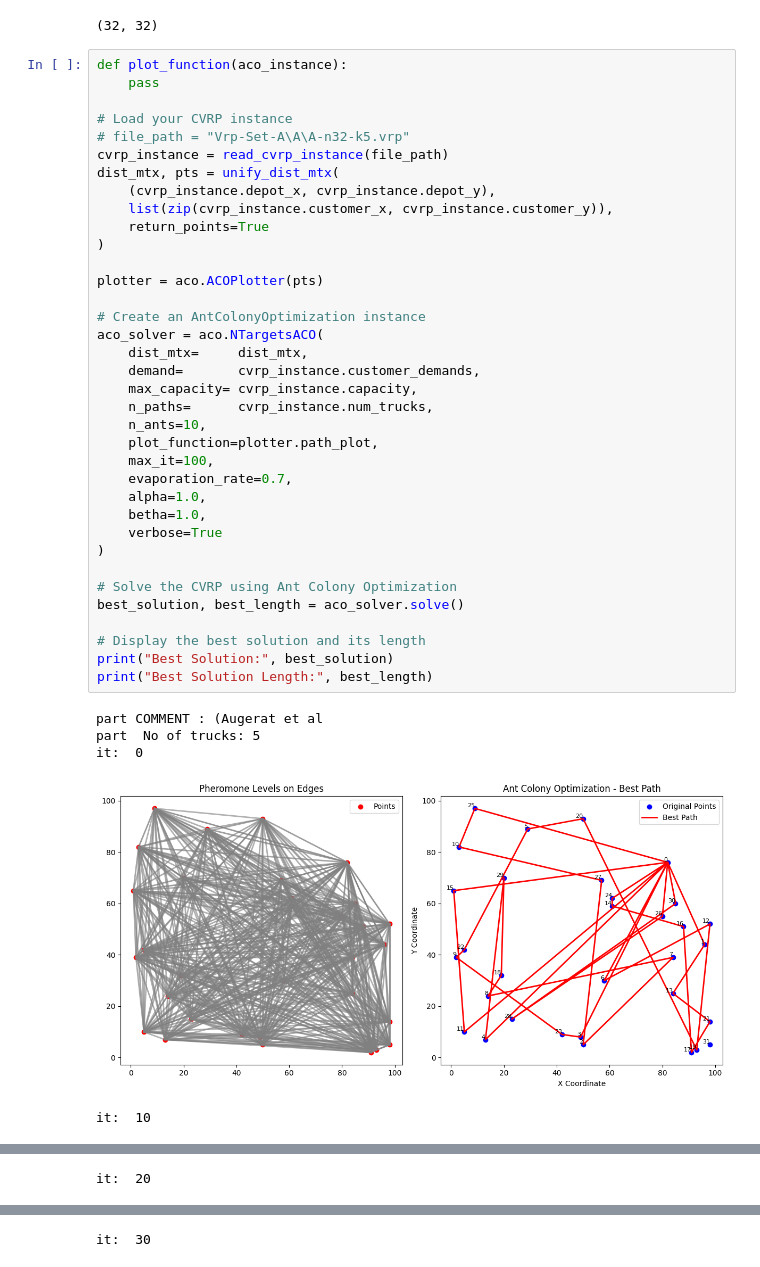
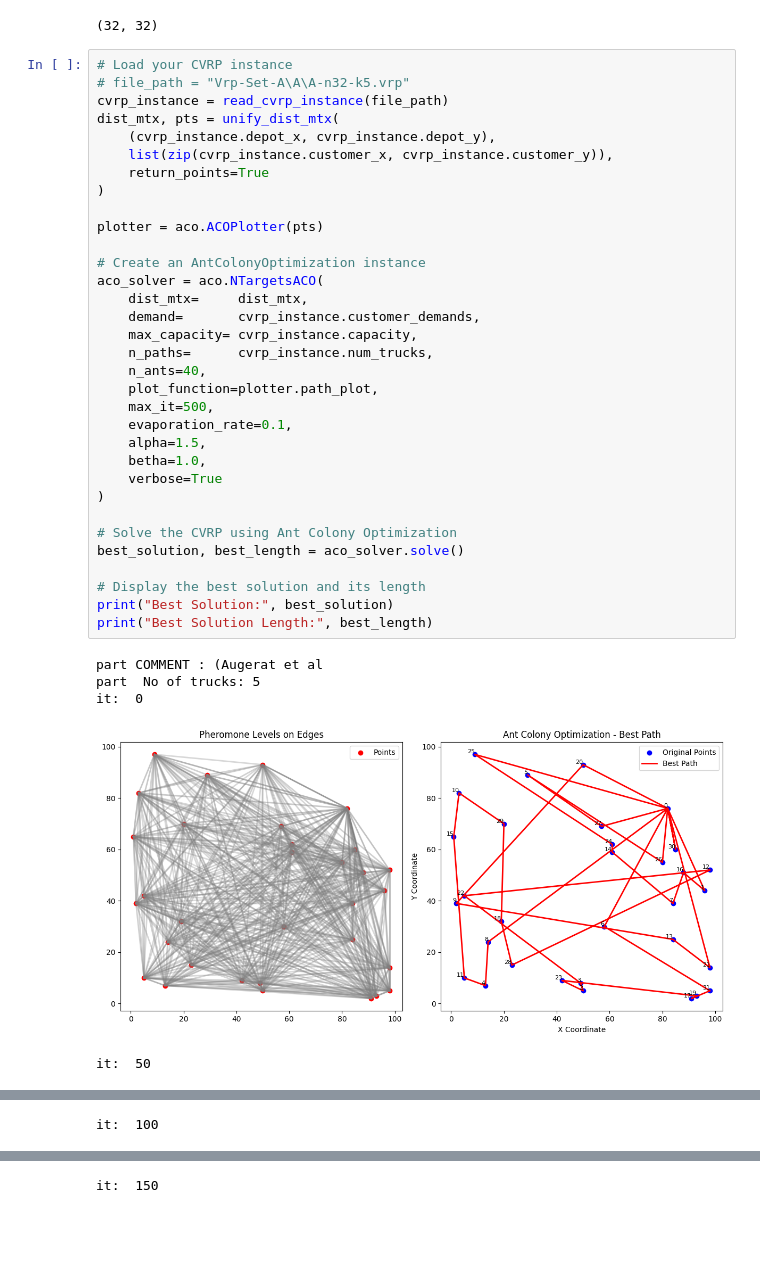
Before and after one commit to DavidParedes2021/Optimization, a Jupyter notebook: 13 - VRP_ACO/VRP_ACO.ipynb, the cells around one changed output, grey strips where cells are left out. Drawn from its saved outputs; the diff is of its cells as text; blank space fills up the shorter version.

```diff
--- a/13 - VRP_ACO/VRP_ACO.ipynb
+++ b/13 - VRP_ACO/VRP_ACO.ipynb
@@ -115,44 +115,41 @@ print(dist_mtx.shape)
 # %% [output]
 (32, 32)
 # %%
-def plot_function(aco_instance):
-    pass
-
 # Load your CVRP instance
 # file_path = "Vrp-Set-A\A\A-n32-k5.vrp"
 cvrp_instance = read_cvrp_instance(file_path)
 dist_mtx, pts = unify_dist_mtx(
     (cvrp_instance.depot_x, cvrp_instance.depot_y),
     list(zip(cvrp_instance.customer_x, cvrp_instance.customer_y)),
     return_points=True
 )
 
 plotter = aco.ACOPlotter(pts)
 
 # Create an AntColonyOptimization instance
 aco_solver = aco.NTargetsACO(
     dist_mtx=     dist_mtx,
     demand=       cvrp_instance.customer_demands,
     max_capacity= cvrp_instance.capacity,
     n_paths=      cvrp_instance.num_trucks,
-    n_ants=10,
+    n_ants=40,
     plot_function=plotter.path_plot,
-    max_it=100,
-    evaporation_rate=0.7,
-    alpha=1.0,
+    max_it=500,
+    evaporation_rate=0.1,
+    alpha=1.5,
     betha=1.0,
     verbose=True
 )
 
 # Solve the CVRP using Ant Colony Optimization
 best_solution, best_length = aco_solver.solve()
 
 # Display the best solution and its length
 print("Best Solution:", best_solution)
 print("Best Solution Length:", best_length)
 # %% [output]
 part COMMENT : (Augerat et al
 part  No of trucks: 5
 it:  0
-[figure, old version]
+[figure, new version]
-it:  10
+it:  50
@@ -160 +157 @@ it:  10
-it:  20
+it:  100
@@ -162 +159 @@ it:  20
-it:  30
+it:  150
```
Also changed, not shown: parts of 3 cells of this notebook, 1 other file.
